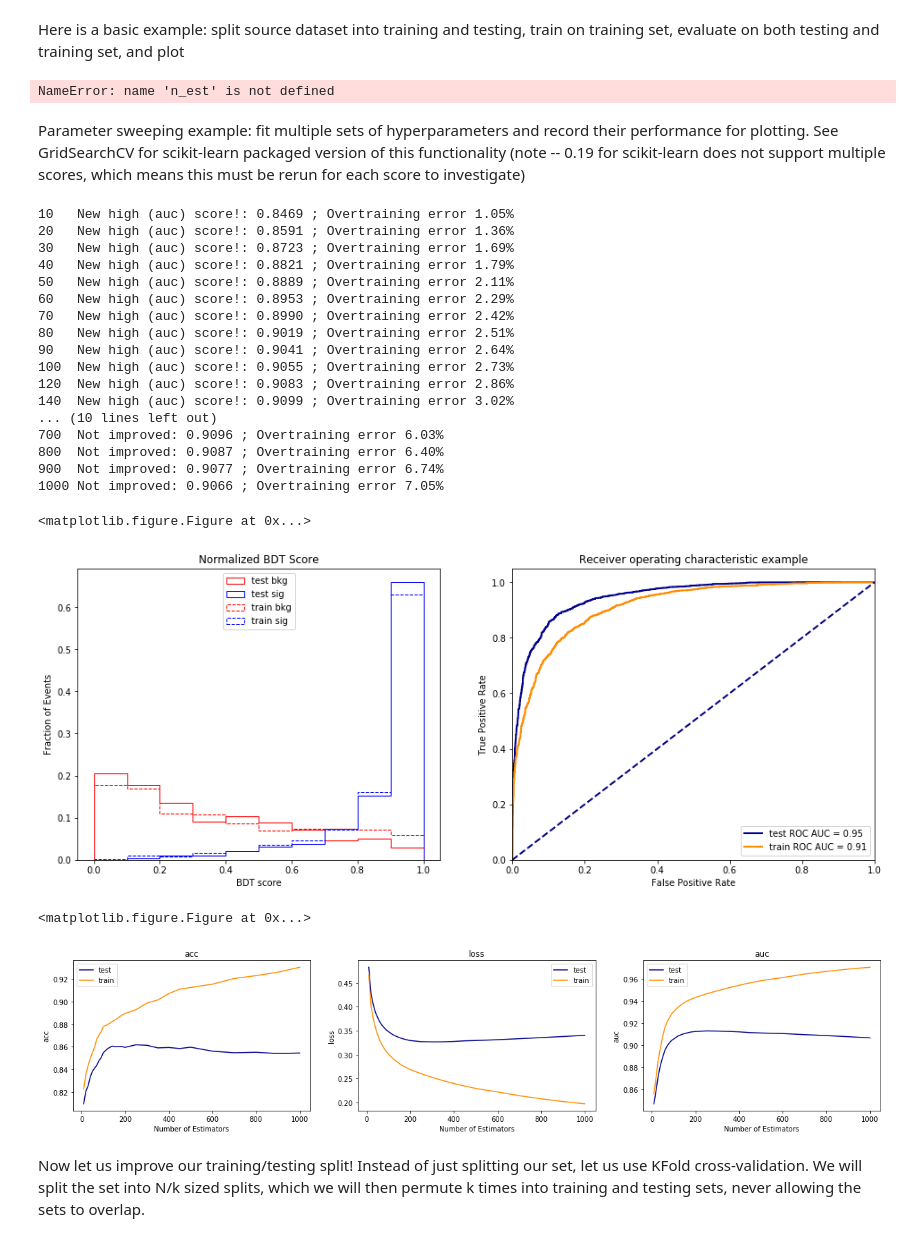
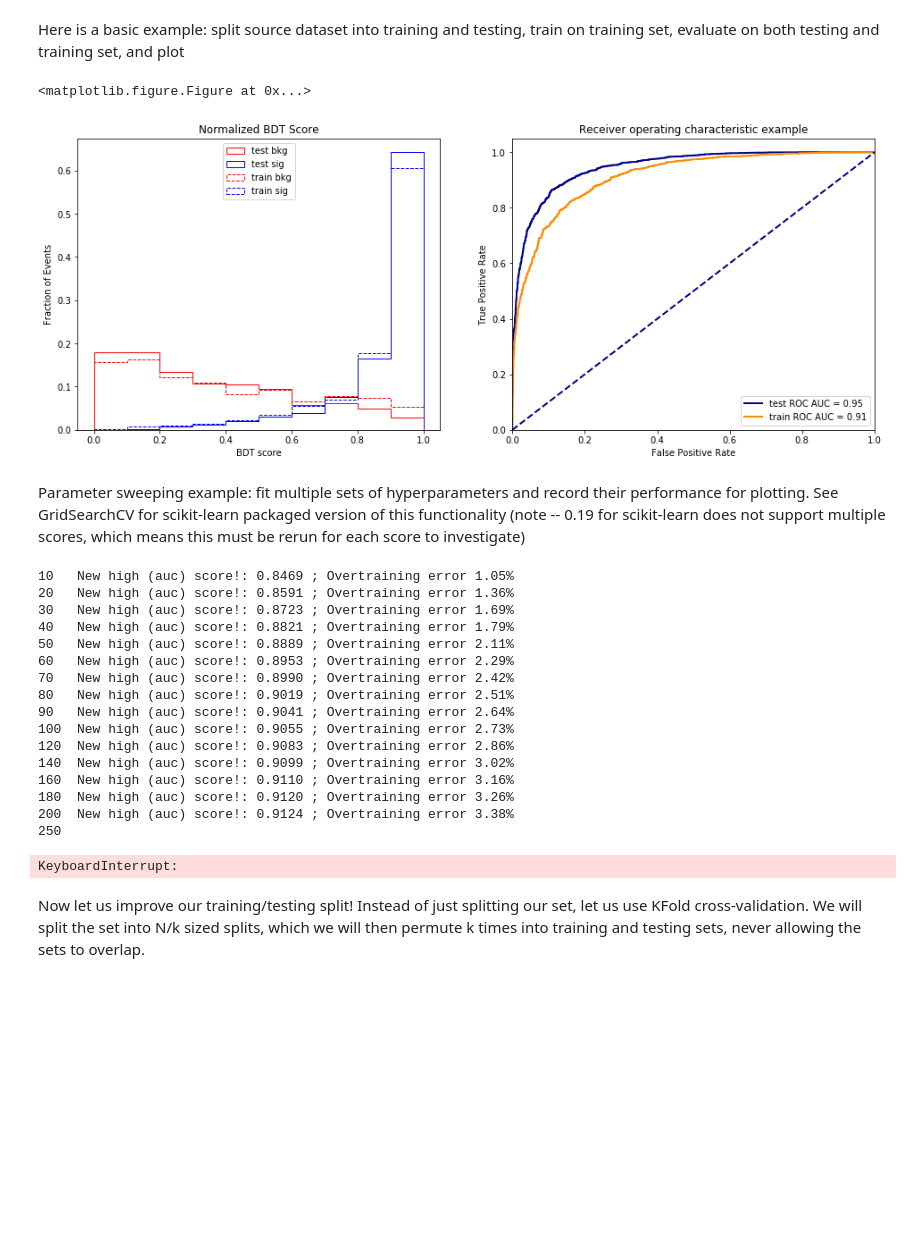
Before and after one commit to adsherman/SgTopWorkshop, a Jupyter notebook: Sklearn_Demo.ipynb, the cells around one changed output. Cells and saved outputs as stored; diff of their text form; code cells hidden in the pictures; blank space fills up the shorter version.

```diff
--- a/Sklearn_Demo.ipynb
+++ b/Sklearn_Demo.ipynb
@@ -243,17 +243,18 @@ def TrainEval(train_DF, test_DF, var_list, n_estimators=150, max_depth=3, min_ch
 # %%
 # Run the method we have just defined
 y_score_train, y_score_test = TrainEval(train_DF,
                                         test_DF,
                                         var_list,
-                                        n_estimators=n_est,
-                                        max_depth=max_depth,
-                                        min_child_weight=min_child_weight,
+                                        n_estimators=200,
+                                        max_depth=3,
+                                        min_child_weight=1,
                                         seed=0)
 
 # Then make our plots right away with the results
 PlotROCTemplate(test_DF, train_DF, y_score_test, y_score_train)
 # %% [output]
-NameError: name 'n_est' is not defined
+<matplotlib.figure.Figure at 0x...>
+[figure, added]
 # %% [markdown]
 Parameter sweeping example: fit multiple sets of hyperparameters and record their performance for plotting. See GridSearchCV for scikit-learn packaged version of this functionality
 (note -- 0.19 for scikit-learn does not support multiple scores, which means this must be rerun for each score
@@ -277,7 +278,7 @@ x = range(10,100,10) + range(100,200,20) + range(200,500,50) + range(500,1100,10
 for i, n_est in enumerate(x):
 
     # Lazy progress bar
-    print "{:4s}".format(str(n_est)),
+    print("{:4s}".format(str(n_est)),end=" ")
 
     # Calculate scores for this set of hyperparameters
     y_score_train, y_score_test = TrainEval(train_DF,
@@ -306,16 +307,16 @@ for i, n_est in enumerate(x):
     if results_test["auc"][i][0] > best_score:
         best_score = results_test["auc"][i][0] # test[auc][n_estimators][mean]
         best_score_train = results_train["auc"][i][0] # test[auc][n_estimators][mean]
-        print "New high (auc) score!: {:4.4f} ; Overtraining error {:4.2f}%".format(results_test["auc"][i][0], OT_dev)
+        print("New high (auc) score!: {:4.4f} ; Overtraining error {:4.2f}%".format(results_test["auc"][i][0], OT_dev))
         best_train_DF = train_DF
         best_test_DF = test_DF
         best_y_score_train = y_score_train
         best_y_score_test = y_score_test
         best_params = {"n_estimators":n_est, "max_depth": max_depth, "min_child_weight": max_depth}
     else:
-        print "Not improved: {:4.4f} ; Overtraining error {:4.2f}%".format(results_test["auc"][i][0], OT_dev)
+        print("Not improved: {:4.4f} ; Overtraining error {:4.2f}%".format(results_test["auc"][i][0], OT_dev))
 
-print "" # consequence of the lazy progress bar
+print("") # consequence of the lazy progress bar
 
 # Numpy arrays are easier to manipulate than lists
 for k in results_test.keys():
@@ -334,22 +335,17 @@ for k in results_test.keys():
 100  New high (auc) score!: 0.9055 ; Overtraining error 2.73%
 120  New high (auc) score!: 0.9083 ; Overtraining error 2.86%
 140  New high (auc) score!: 0.9099 ; Overtraining error 3.02%
-... (10 lines left out)
-700  Not improved: 0.9096 ; Overtraining error 6.03%
-800  Not improved: 0.9087 ; Overtraining error 6.40%
-900  Not improved: 0.9077 ; Overtraining error 6.74%
-1000 Not improved: 0.9066 ; Overtraining error 7.05%
+160  New high (auc) score!: 0.9110 ; Overtraining error 3.16%
+180  New high (auc) score!: 0.9120 ; Overtraining error 3.26%
+200  New high (auc) score!: 0.9124 ; Overtraining error 3.38%
+250
+KeyboardInterrupt:
 # %%
 # Now plot everything we have for our best estimator
 PlotROCTemplate(best_test_DF, best_train_DF, best_y_score_test, best_y_score_train)
 
 # Also plot our parameter sweep
 PlotBehavior(x, results_train, results_test, plot_err=False)
-# %% [output]
-<matplotlib.figure.Figure at 0x...>
-[figure, removed]
-<matplotlib.figure.Figure at 0x...>
-[figure, removed]
 # %% [markdown]
 Now let us improve our training/testing split! Instead of just splitting our set, let us use KFold cross-validation.
 We will split the set into N/k sized splits, which we will then permute k times into training and testing sets, never allowing the sets to overlap.
```
Also changed, not shown: parts of 3 cells of this notebook.
